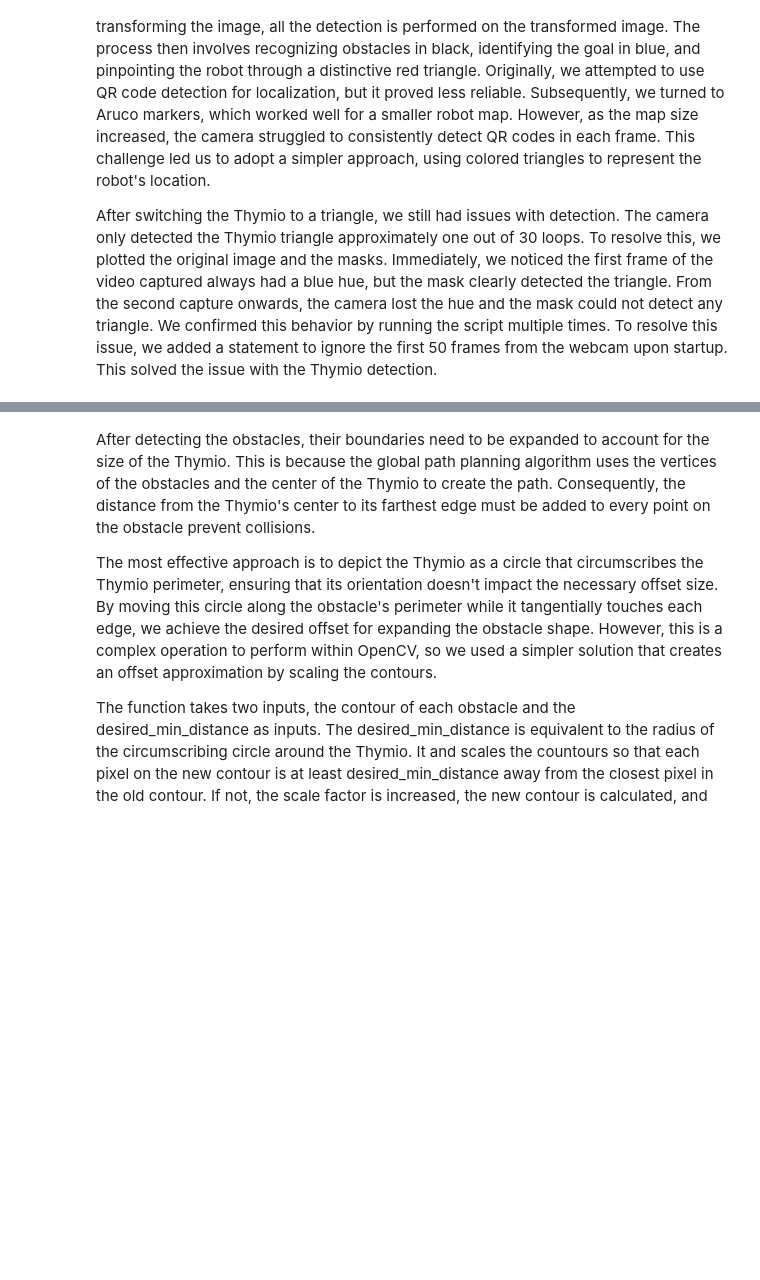
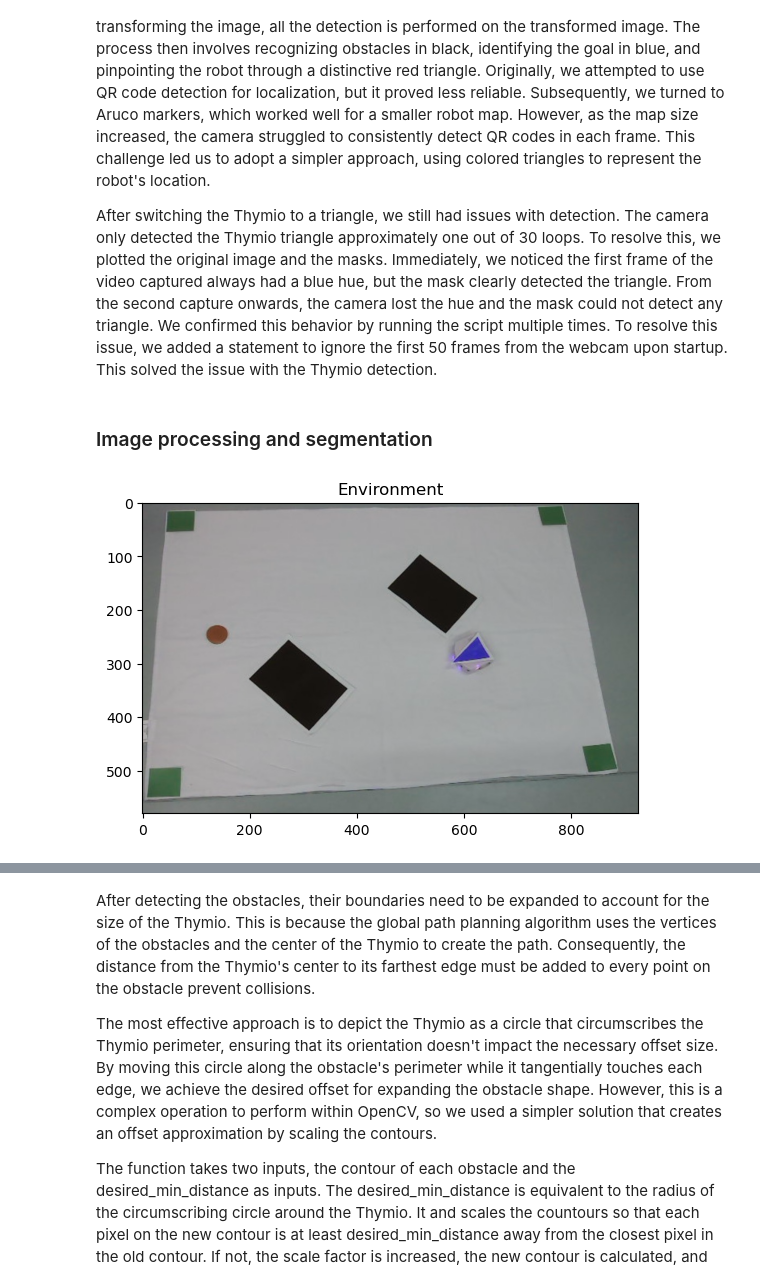
Before and after one commit to Owhenthesaints/Project_Basics_For_Mobile_Robotics, a Jupyter notebook: Group32_report.ipynb, the cells around one changed output, grey strips where cells are left out. Saved outputs shown, nothing was run; the diff lists cells and outputs as text; code cells hidden in the pictures; blank space fills up the shorter version.

```diff
--- a/Group32_report.ipynb
+++ b/Group32_report.ipynb
@@ -30,3 +35,20 @@ The image processing steps are aimed at identifying and understanding different
 Originally, we attempted to use QR code detection for localization, but it proved less reliable. Subsequently, we turned to Aruco markers, which worked well for a smaller robot map. However, as the map size increased, the camera struggled to consistently detect QR codes in each frame. This challenge led us to adopt a simpler approach, using colored triangles to represent the robot's location.
 
 After switching the Thymio to a triangle, we still had issues with detection. The camera only detected the Thymio triangle approximately one out of 30 loops. To resolve this, we plotted the original image and the masks. Immediately, we noticed the first frame of the video captured always had a blue hue, but the mask clearly detected the triangle. From the second capture onwards, the camera lost the hue and the mask could not detect any triangle. We confirmed this behavior by running the script multiple times. To resolve this issue, we added a statement to ignore the first 50 frames from the webcam upon startup. This solved the issue with the Thymio detection.
+# %% [markdown]
+### Image processing and segmentation
+# %%
+import cv2
+import numpy as np
+import matplotlib.pyplot as plt
+plt.style.use('default')
+
+# Load and display the iamge
+filename = './figs/layout.jpeg'
+image = cv2.imread(filename)
+plt.imshow(image)
+plt.title("Environment")
+plt.axis('on')
+plt.show()
+# %% [output]
+[figure, added]
```
Also changed, not shown: parts of 16 cells of this notebook, 5 other files.
